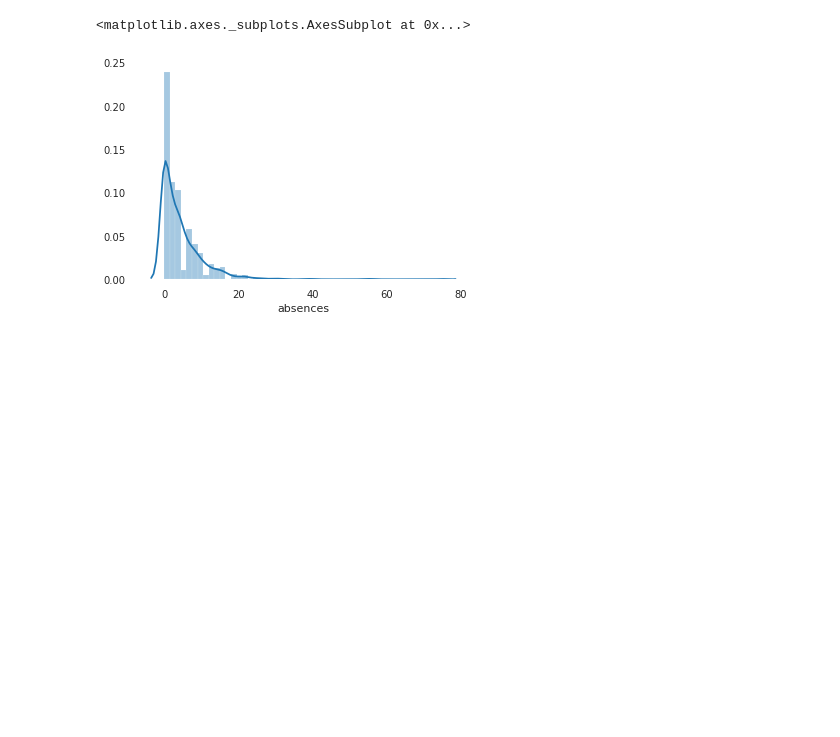
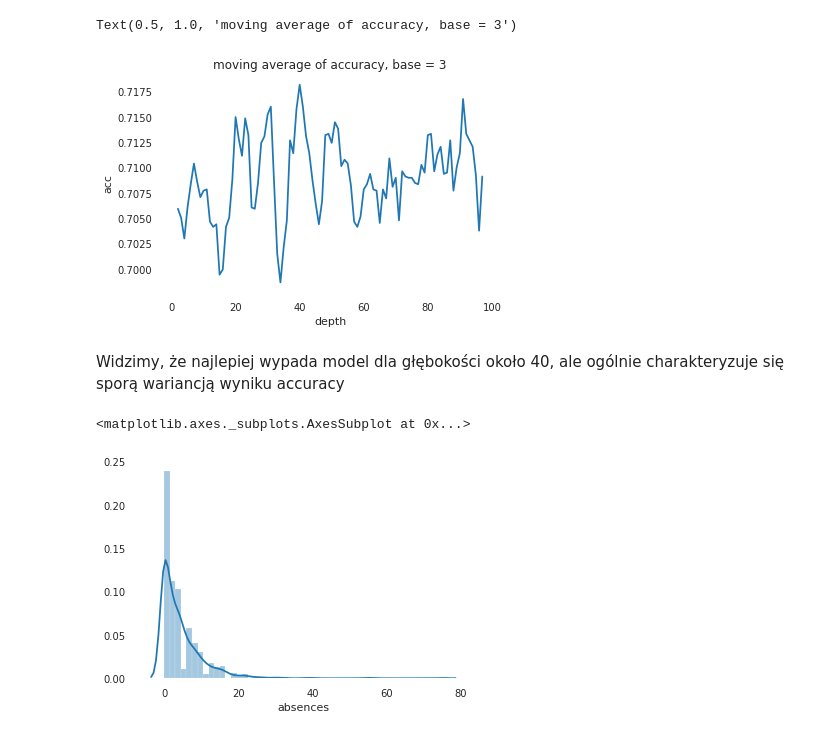
Before and after one commit to HaZdula/alcohol_romantics, a Jupyter notebook: Inżynieria_cech.ipynb, the cells around one changed output. Saved outputs shown, nothing was run; the diff lists cells and outputs as text; code cells hidden in the pictures; blank space fills up the shorter version.

```diff
--- a/Inżynieria_cech.ipynb
+++ b/Inżynieria_cech.ipynb
@@ -74,0 +53,9 @@ acc
+# %%
+acc_results = []
+acc_sum = 0
+for i in range(100):
+    for i in range(10):
+        acc , bst = train_fast(df, i)
+        acc_sum += acc
+    acc_results.append(acc_sum/10)
+    acc_sum = 0
@@ -75,3 +83,20 @@ acc
+# %%
+# Zróbmy średnią kroczącą
+def moving_average(a, n=3) :
+    ret = np.cumsum(a, dtype=float)
+    ret[n:] = ret[n:] - ret[:-n]
+    return ret[n - 1:] / n
+# %%
+a = moving_average(np.array(acc_results),5)
+# %%
+res = pd.DataFrame({"acc":a,"depth":np.arange(len(acc_results))[2:-2]})
+# %%
+sns.lineplot(data = res, x = "depth", y = "acc").set_title("moving average of accuracy, base = 3")
+# %% [output]
+Text(0.5, 1.0, 'moving average of accuracy, base = 3')
+[figure, added]
+# %% [markdown]
+Widzimy, że najlepiej wypada model dla głębokości około 40, ale ogólnie charakteryzuje się sporą wariancją wyniku accuracy
 # %%
 sns.distplot(df.absences)
 # %% [output]
```
Also changed, not shown: parts of 25 cells of this notebook.
